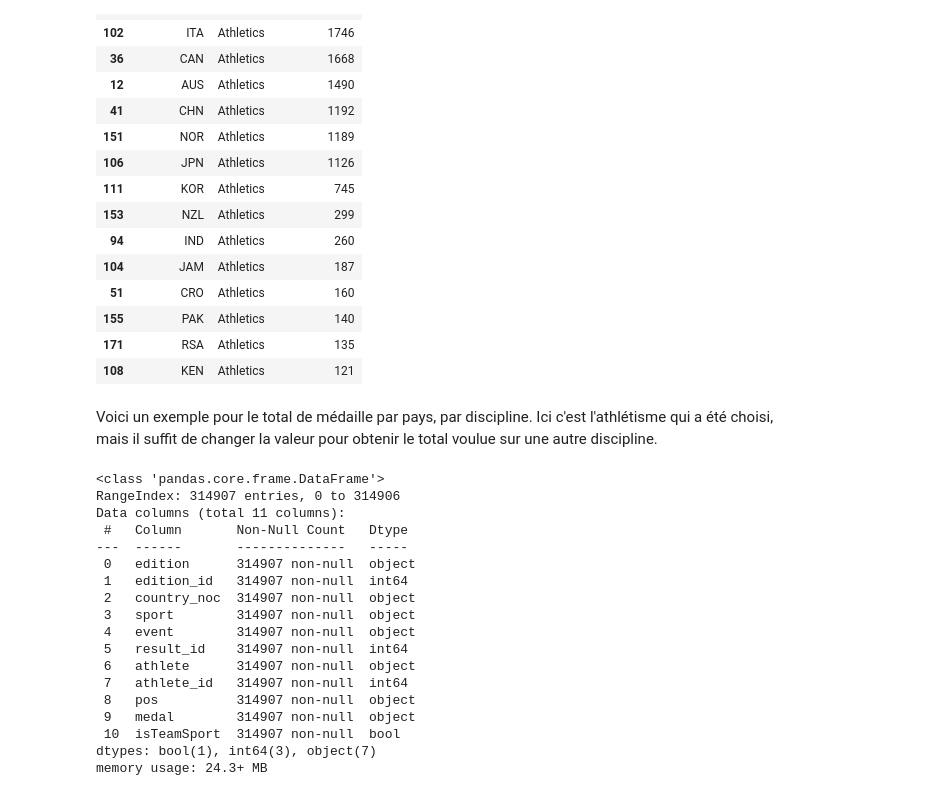
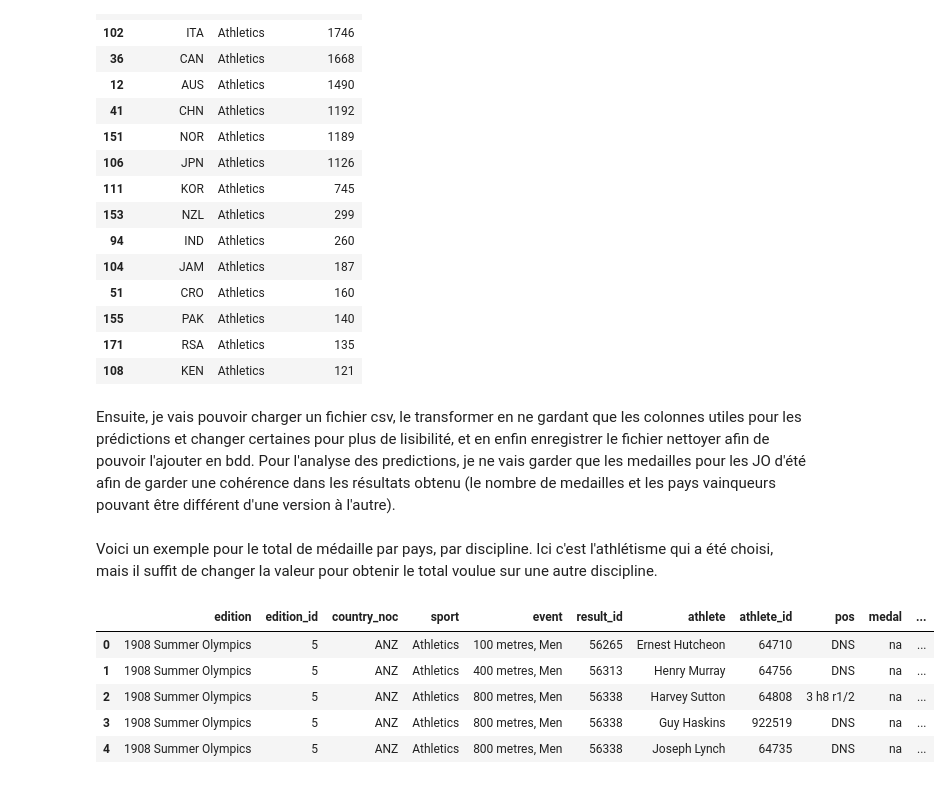
Before and after one commit to steeve-dev/atl-bigdata-IA, a Jupyter notebook: analyse_data.ipynb, the cells around one changed output. Drawn from its saved outputs; the diff is of its cells as text; code cells hidden in the pictures.

```diff
--- a/analyse_data.ipynb
+++ b/analyse_data.ipynb
@@ -208,29 +208,19 @@ Athletics_medal.head(15)
 | 155 | PAK | Athletics | 140 |
 | 171 | RSA | Athletics | 135 |
 | 108 | KEN | Athletics | 121 |
+# %% [markdown]
+Ensuite, je vais pouvoir charger un fichier csv, le transformer en ne gardant que les colonnes utiles pour les prédictions et changer certaines pour plus de lisibilité, et en enfin enregistrer le fichier nettoyer afin de pouvoir l'ajouter en bdd. Pour l'analyse des predictions, je ne vais garder que les medailles pour les JO d'été afin de garder une cohérence dans les résultats obtenu (le nombre de medailles et les pays vainqueurs pouvant être différent d'une version à l'autre).
 # %% [markdown]
 Voici un exemple pour le total de médaille par pays, par discipline. Ici c'est l'athlétisme qui a été choisi, mais il suffit de changer la valeur pour obtenir le total voulue sur une autre discipline.
 # %%
 data_to_change = pd.read_csv('Data/Olympic_Athlete_Event_Results.csv')
-data_to_change.info()
+data_to_change.head()
 # %% [output]
-<class 'pandas.core.frame.DataFrame'>
-RangeIndex: 314907 entries, 0 to 314906
-Data columns (total 11 columns):
- #   Column       Non-Null Count   Dtype
----  ------       --------------   -----
- 0   edition      314907 non-null  object
- 1   edition_id   314907 non-null  int64
- 2   country_noc  314907 non-null  object
- 3   sport        314907 non-null  object
- 4   event        314907 non-null  object
- 5   result_id    314907 non-null  int64
- 6   athlete      314907 non-null  object
- 7   athlete_id   314907 non-null  int64
- 8   pos          314907 non-null  object
- 9   medal        314907 non-null  object
- 10  isTeamSport  314907 non-null  bool
-dtypes: bool(1), int64(3), object(7)
-memory usage: 24.3+ MB
+|  | edition | edition_id | country_noc | sport | event | result_id | athlete | athlete_id | pos | medal | ... |
+| 0 | 1908 Summer Olympics | 5 | ANZ | Athletics | 100 metres, Men | 56265 | Ernest Hutcheon | 64710 | DNS | na | ... |
+| 1 | 1908 Summer Olympics | 5 | ANZ | Athletics | 400 metres, Men | 56313 | Henry Murray | 64756 | DNS | na | ... |
+| 2 | 1908 Summer Olympics | 5 | ANZ | Athletics | 800 metres, Men | 56338 | Harvey Sutton | 64808 | 3 h8 r1/2 | na | ... |
+| 3 | 1908 Summer Olympics | 5 | ANZ | Athletics | 800 metres, Men | 56338 | Guy Haskins | 922519 | DNS | na | ... |
+| 4 | 1908 Summer Olympics | 5 | ANZ | Athletics | 800 metres, Men | 56338 | Joseph Lynch | 64735 | DNS | na | ... |
 # %%
 data_to_keep = data_to_change[data_to_change['edition'].str.contains('Summer', case=False)]
```
Also changed, not shown: parts of 4 cells of this notebook, 11 other files.
